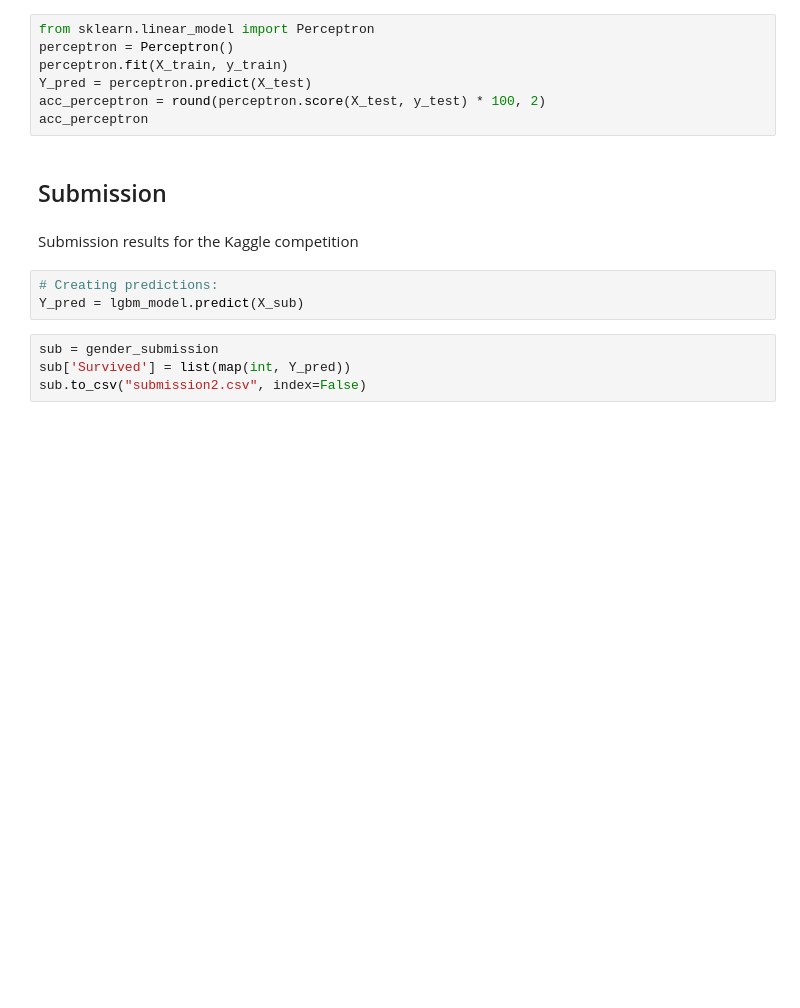
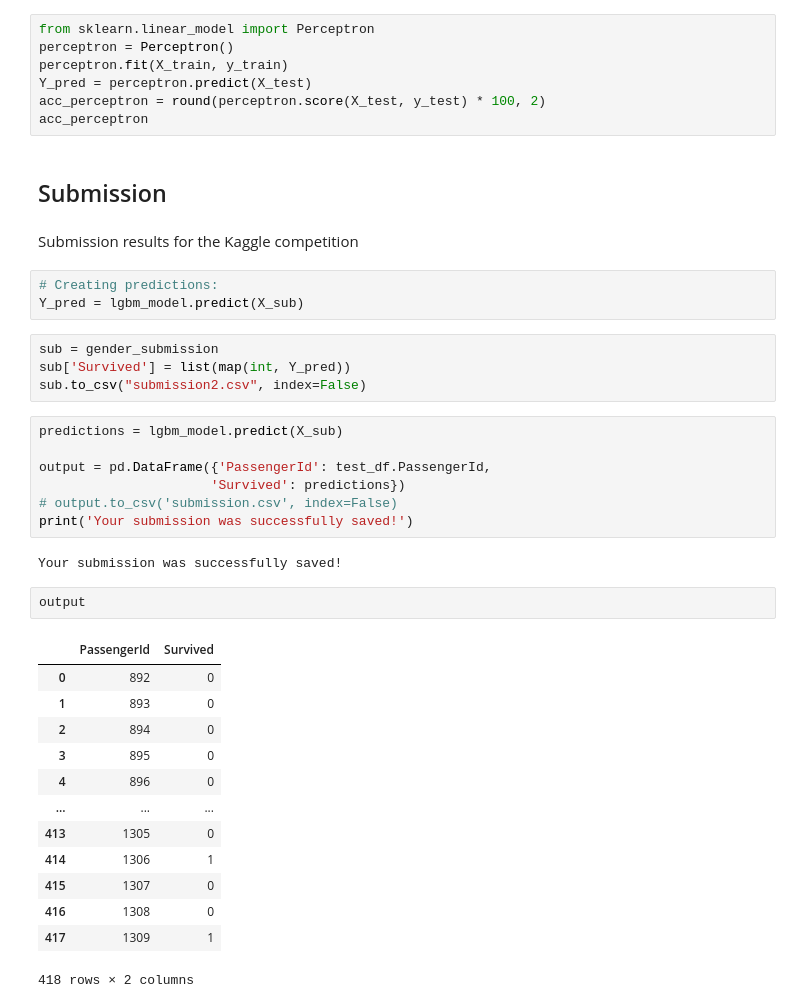
Before and after one commit to tasozgurcem11/titanic-survival-prediction, a Jupyter notebook: titanic.ipynb, the cells around one changed output. Cells and saved outputs as stored; diff of their text form; blank space fills up the shorter version.

```diff
--- a/titanic.ipynb
+++ b/titanic.ipynb
@@ -301,3 +288,28 @@ Y_pred = lgbm_model.predict(X_sub)
 sub = gender_submission
 sub['Survived'] = list(map(int, Y_pred))
 sub.to_csv("submission2.csv", index=False)
+# %%
+predictions = lgbm_model.predict(X_sub)
+
+output = pd.DataFrame({'PassengerId': test_df.PassengerId,
+                      'Survived': predictions})
+# output.to_csv('submission.csv', index=False)
+print('Your submission was successfully saved!')
+# %% [output]
+Your submission was successfully saved!
+# %%
+output
+# %% [output]
+|  | PassengerId | Survived |
+| 0 | 892 | 0 |
+| 1 | 893 | 0 |
+| 2 | 894 | 0 |
+| 3 | 895 | 0 |
+| 4 | 896 | 0 |
+| ... | ... | ... |
+| 413 | 1305 | 0 |
+| 414 | 1306 | 1 |
+| 415 | 1307 | 0 |
+| 416 | 1308 | 0 |
+| 417 | 1309 | 1 |
+418 rows × 2 columns
```
Also changed, not shown: parts of 3 cells of this notebook.
